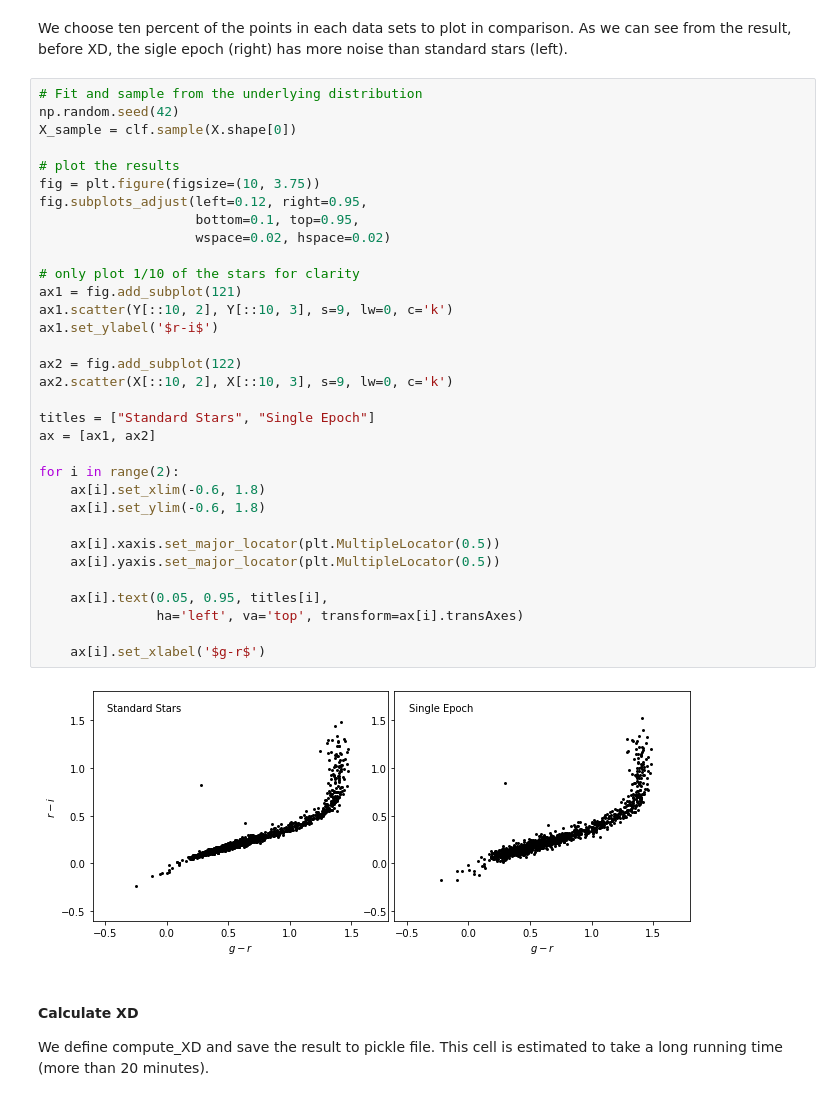
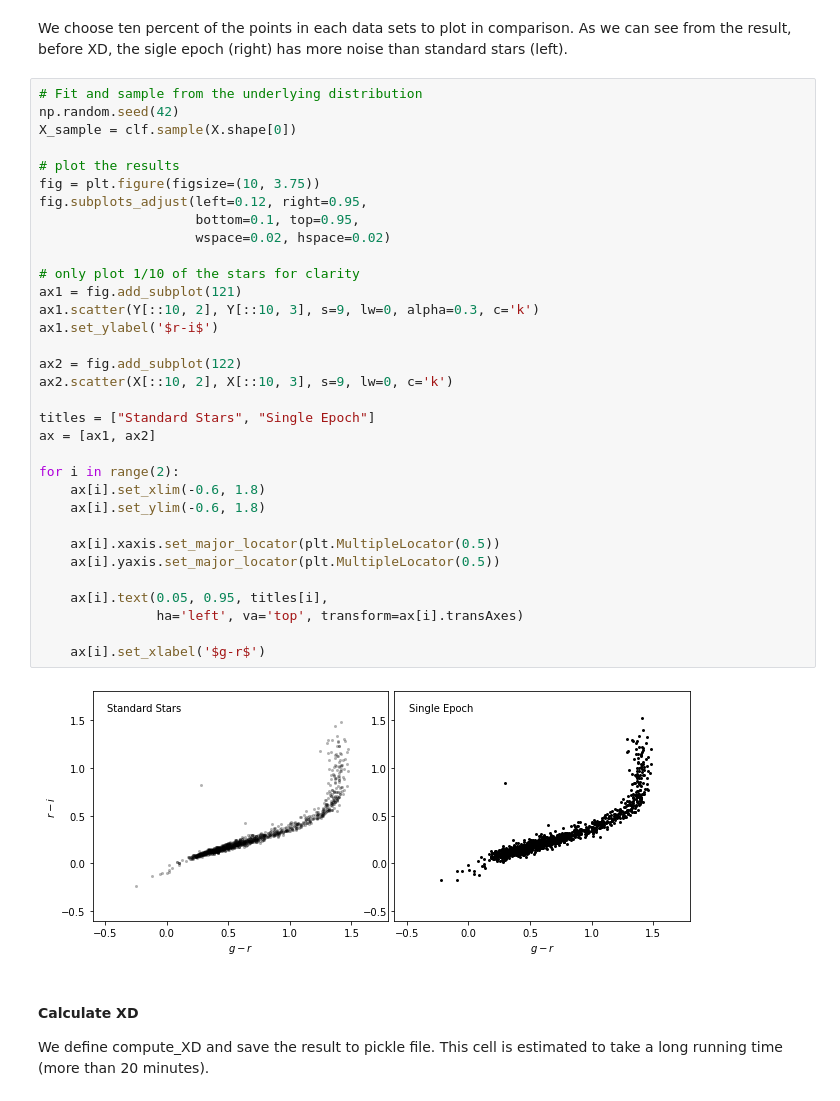
Before and after one commit to uw-astro/astr-598a-spr24, a Jupyter notebook: lectures/Lecture7-density-estimation.ipynb, the cells around one changed output. Saved outputs shown, nothing was run; the diff lists cells and outputs as text.

```diff
--- a/lectures/Lecture7-density-estimation.ipynb
+++ b/lectures/Lecture7-density-estimation.ipynb
@@ -692,35 +721,35 @@ np.random.seed(42)
 X_sample = clf.sample(X.shape[0])
 
 # plot the results
 fig = plt.figure(figsize=(10, 3.75))
 fig.subplots_adjust(left=0.12, right=0.95,
                     bottom=0.1, top=0.95,
                     wspace=0.02, hspace=0.02)
 
 # only plot 1/10 of the stars for clarity
 ax1 = fig.add_subplot(121)
-ax1.scatter(Y[::10, 2], Y[::10, 3], s=9, lw=0, c='k')
+ax1.scatter(Y[::10, 2], Y[::10, 3], s=9, lw=0, alpha=0.3, c='k')
 ax1.set_ylabel('$r-i$')
 
 ax2 = fig.add_subplot(122)
 ax2.scatter(X[::10, 2], X[::10, 3], s=9, lw=0, c='k')
 
 titles = ["Standard Stars", "Single Epoch"]
 ax = [ax1, ax2]
 
 for i in range(2):
     ax[i].set_xlim(-0.6, 1.8)
     ax[i].set_ylim(-0.6, 1.8)
 
     ax[i].xaxis.set_major_locator(plt.MultipleLocator(0.5))
     ax[i].yaxis.set_major_locator(plt.MultipleLocator(0.5))
 
     ax[i].text(0.05, 0.95, titles[i],
                ha='left', va='top', transform=ax[i].transAxes)
 
     ax[i].set_xlabel('$g-r$')
 # %% [output]
-[figure, old version]
+[figure, new version]
 # %% [markdown]
 #### Calculate XD
 We define compute_XD and save the result to pickle file. This cell is estimated to take a long running time (more than 20 minutes).
```
Also changed, not shown: parts of 8 cells of this notebook.
